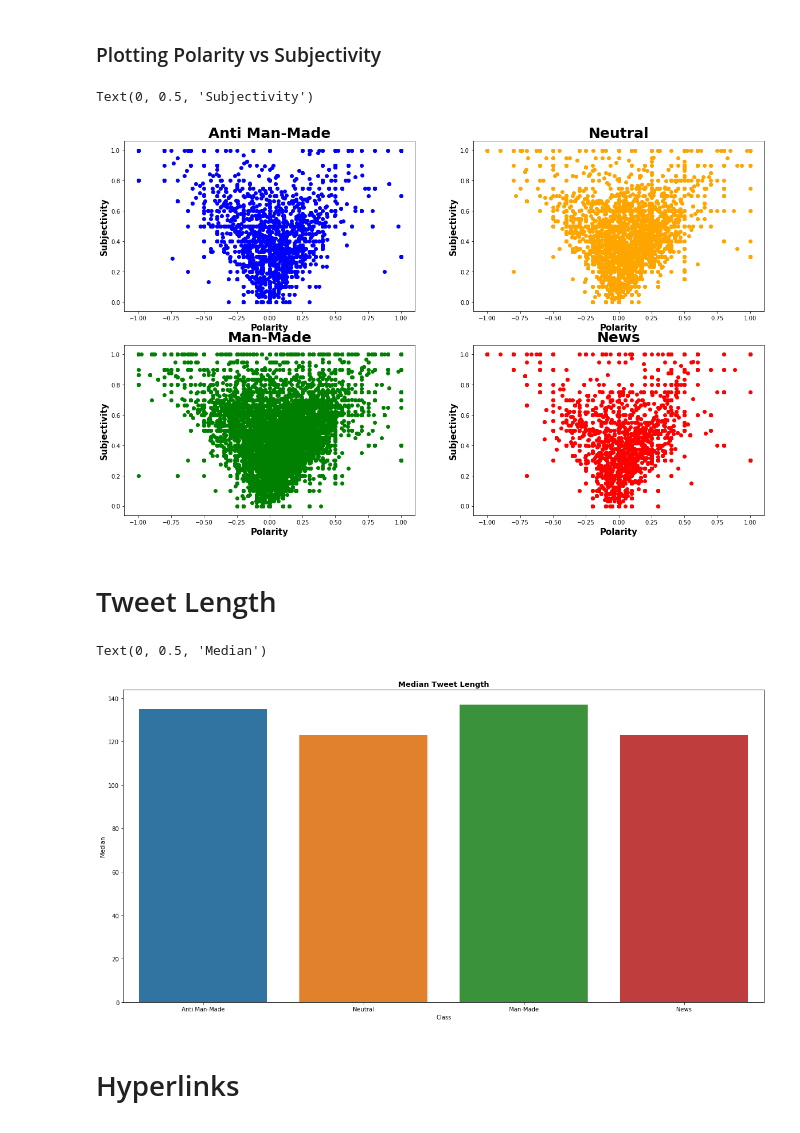
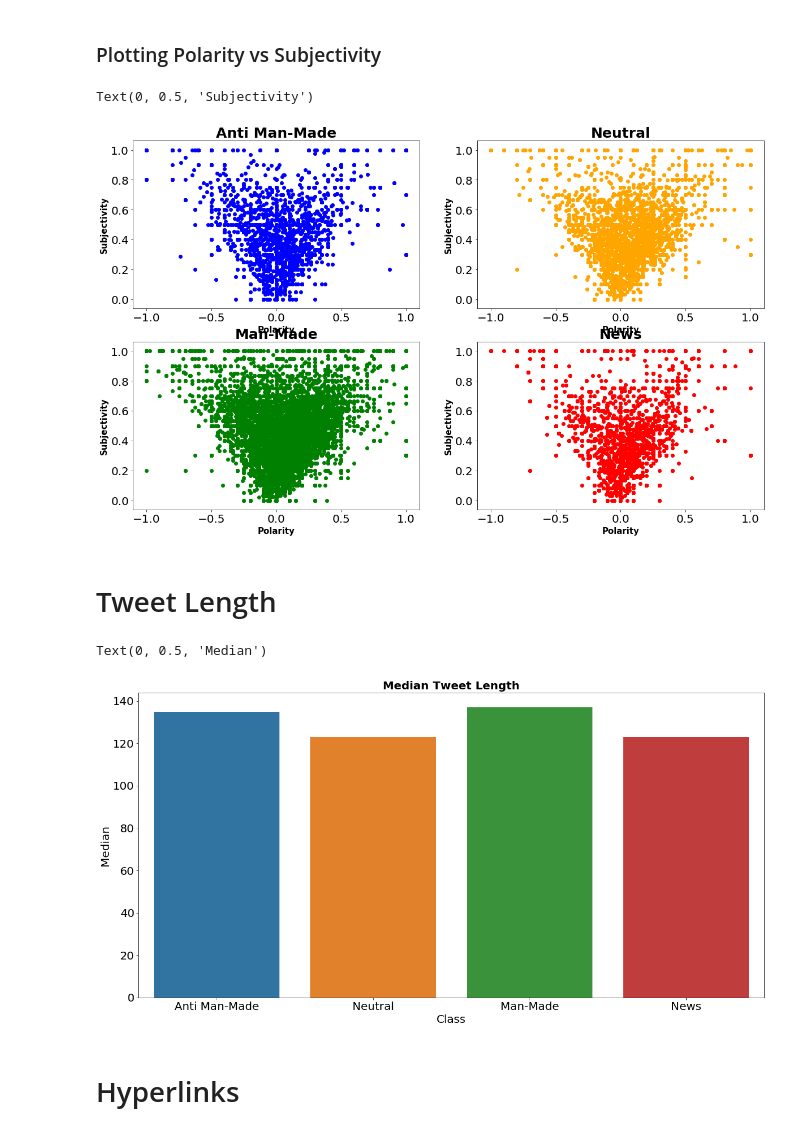
Before and after one commit to mwirtz946/climate_change_donation_analysis, a Jupyter notebook: building_classifier/eda.ipynb, the cells around one changed output. Cells and saved outputs as stored; diff of their text form; code cells hidden in the pictures.

```diff
--- a/building_classifier/eda.ipynb
+++ b/building_classifier/eda.ipynb
@@ -1,6 +17,7 @@
 # %% [markdown]
 # Imports
 # %%
+# Necessary modules and packages
 import pandas as pd
 import numpy as np
 from nltk.corpus import stopwords
@@ -17,8 +34,13 @@ import seaborn as sns
 import matplotlib.pyplot as plt
 import matplotlib.ticker as mtick
 %matplotlib inline
+plt.rcParams['lines.linewidth'] = 5
+plt.rcParams['xtick.labelsize'] = 20
+plt.rcParams['ytick.labelsize'] = 20
+plt.rcParams['figure.figsize'] = 16, 8
 warnings.filterwarnings("ignore")
 pd.set_option('display.max_columns', 1000)
 pd.set_option('display.max_rows', 1000)
+
+# Reading in data
+data = pd.read_csv('data/twitter_sentiment_data.csv')
-# %%
-data = pd.read_csv('data_collection/twitter_sentiment_data.csv')
@@ -123,37 +185,37 @@ ax[1,1].set_xlabel('Polarity', fontsize=15, fontweight='bold')
 ax[1,1].set_ylabel('Subjectivity', fontsize=15, fontweight='bold')
 # %% [output]
 Text(0, 0.5, 'Subjectivity')
-[figure, old version]
+[figure, new version]
 # %% [markdown]
 # Tweet Length
 # %%
 # Creating tweet length column
 data['text_length'] = data['message'].apply(lambda x: len(x))
 
 # Resetting class subsets to include new column
 anti = data[data.sentiment == -1]
 neutral = data[data.sentiment == 0]
 man = data[data.sentiment == 1]
 news = data[data.sentiment == 2]
 
 # Getting median tweet length for each class
 avg_length_anti = anti.text_length.median()
 avg_length_neutral = neutral.text_length.median()
 avg_length_man = man.text_length.median()
 avg_length_news = news.text_length.median()
 
 # Specifying y-values
 length_medians = (avg_length_anti, avg_length_neutral, avg_length_man, avg_length_news)
 
 # Building graph
 plt.figure(figsize=(20,10))
 sns.barplot(class_labels, length_medians)
-plt.title('Median Tweet Length', fontsize=13, fontweight='bold')
-plt.xlabel('Class')
-plt.ylabel('Median')
+plt.title('Median Tweet Length', fontsize=20, fontweight='bold')
+plt.xlabel('Class', fontsize=20)
+plt.ylabel('Median', fontsize=20)
 # %% [output]
 Text(0, 0.5, 'Median')
-[figure, old version]
+[figure, new version]
 # %% [markdown]
 # Hyperlinks
 # %% [markdown]
```
Also changed, not shown: parts of 68 cells of this notebook, 5 other files.
